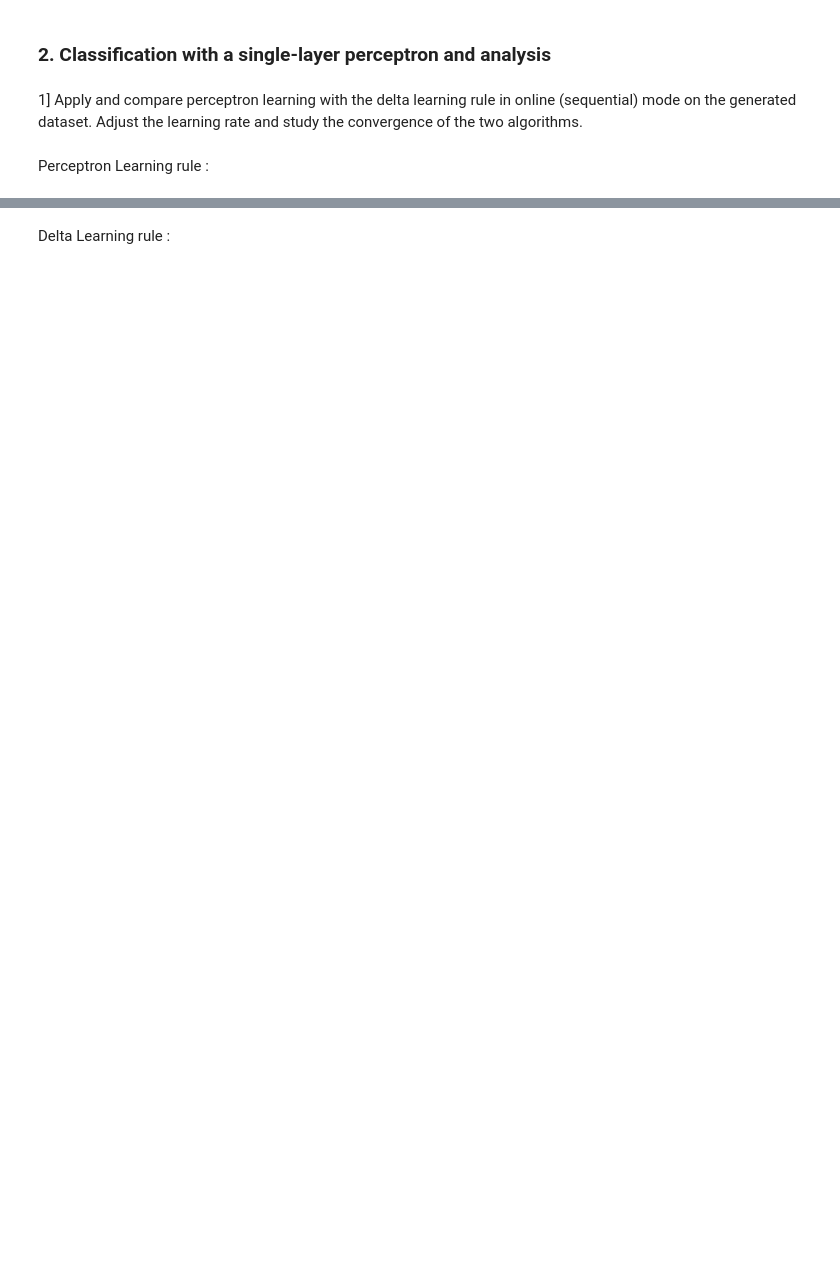
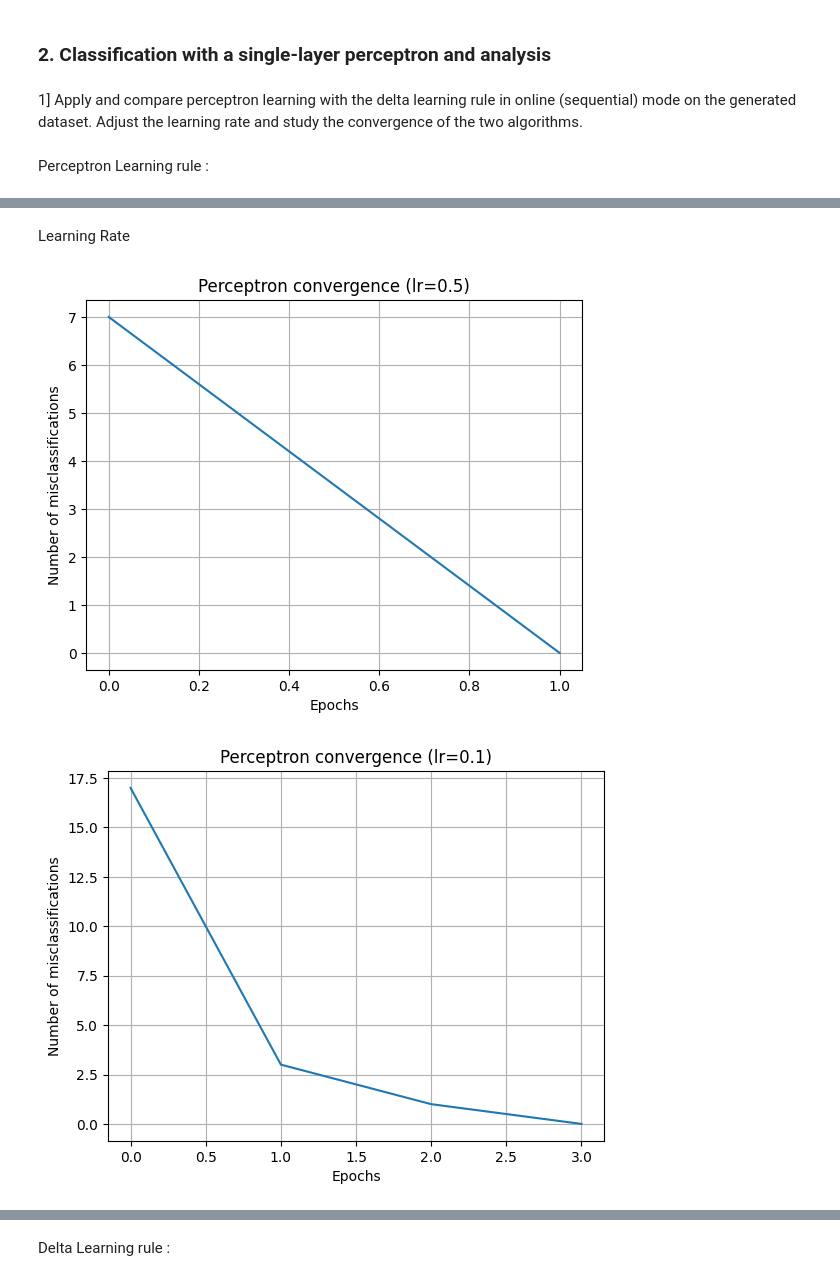
Before and after one commit to hanaeBM/ANN-Lab1.a, a Jupyter notebook: Lab1_a.ipynb, the cells around one changed output, grey strips where cells are left out. Drawn from its saved outputs; the diff is of its cells as text; code cells hidden in the pictures; blank space fills up the shorter version.

```diff
--- a/Lab1_a.ipynb
+++ b/Lab1_a.ipynb
@@ -35,5 +37,9 @@ plt.show()
 1] Apply and compare perceptron learning with the delta learning rule in
 online (sequential) mode on the generated dataset. Adjust the learning
 rate and study the convergence of the two algorithms.
+# %%
+# Initialisation weight
+W = np.ones(3)
+W[:2] = np.random.rand(2)
 # %% [markdown]
 Perceptron Learning rule :
@@ -70,0 +168,19 @@ plt.show()
+# %% [markdown]
+Learning Rate
+# %%
+# until convergence
+L=[0.5,0.1,0.05,0.01]
+max_epochs=10
+tol=0
+for l in (L):
+    Errors,_=perceptron_seq(patterns,targets,W,l,max_epochs,False,False,0)
+    plt.figure()
+    plt.plot(Errors)
+    plt.xlabel('Epochs')
+    plt.ylabel('Number of misclassifications')
+    plt.title(f'Perceptron convergence (lr={l})')
+    plt.grid(True)
+    plt.show()
+# %% [output]
+[figure, added]
+[figure, added]
```
Also changed, not shown: parts of 28 cells of this notebook.
